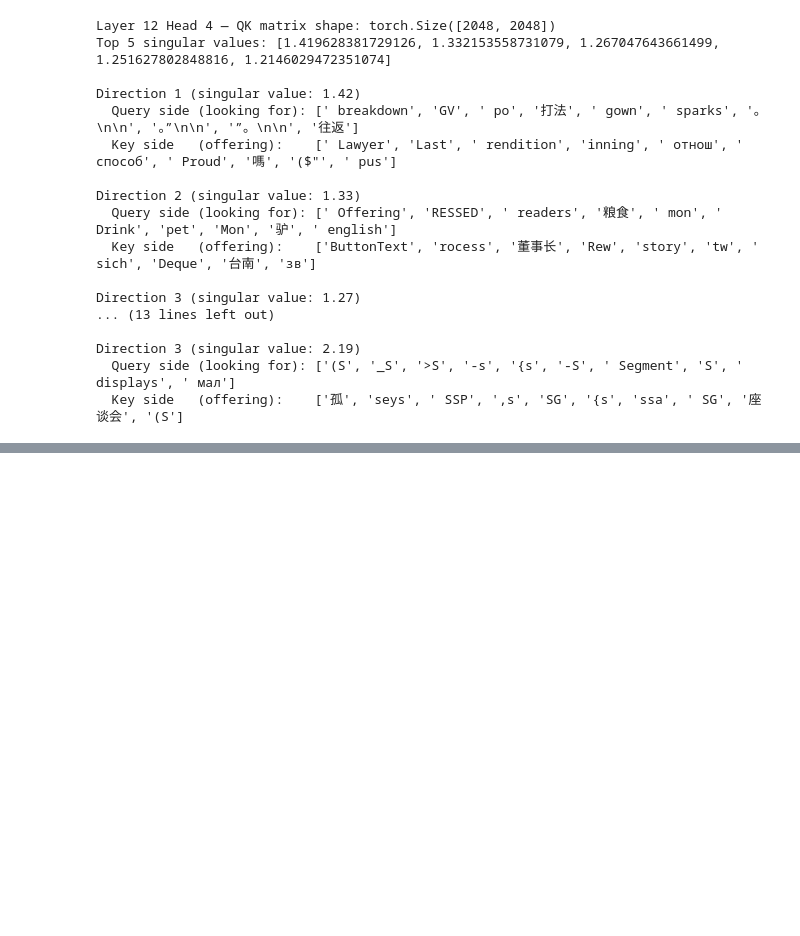
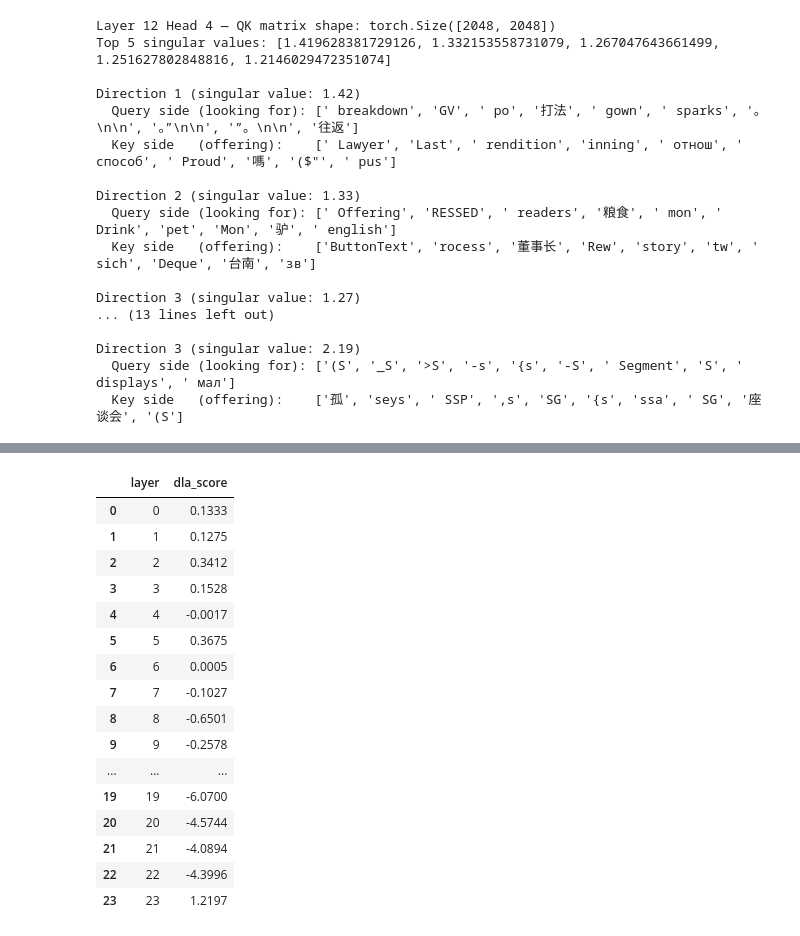
Before and after one commit to metarun/Mechanistic-Interpretability-Exploration, a Jupyter notebook: Activation_Patching_.ipynb, the cells around one changed output, grey strips where cells are left out. Cells and saved outputs as stored; diff of their text form; code cells hidden in the pictures; blank space fills up the shorter version.

```diff
--- a/Activation_Patching_.ipynb
+++ b/Activation_Patching_.ipynb
@@ -1410,0 +1852,21 @@ plot_attention_pattern(model, corrupted_prompt, layer=12, heads=[4])
+# %%
+df_layer_corrupt = compute_layer_dla(model, corrupted_cache, stats)
+df_layer_corrupt
+# %% [output]
+|  | layer | dla_score |
+| 0 | 0 | 0.1333 |
+| 1 | 1 | 0.1275 |
+| 2 | 2 | 0.3412 |
+| 3 | 3 | 0.1528 |
+| 4 | 4 | -0.0017 |
+| 5 | 5 | 0.3675 |
+| 6 | 6 | 0.0005 |
+| 7 | 7 | -0.1027 |
+| 8 | 8 | -0.6501 |
+| 9 | 9 | -0.2578 |
+| ... | ... | ... |
+| 19 | 19 | -6.0700 |
+| 20 | 20 | -4.5744 |
+| 21 | 21 | -4.0894 |
+| 22 | 22 | -4.3996 |
+| 23 | 23 | 1.2197 |
```
Also changed, not shown: parts of 30 cells of this notebook.
